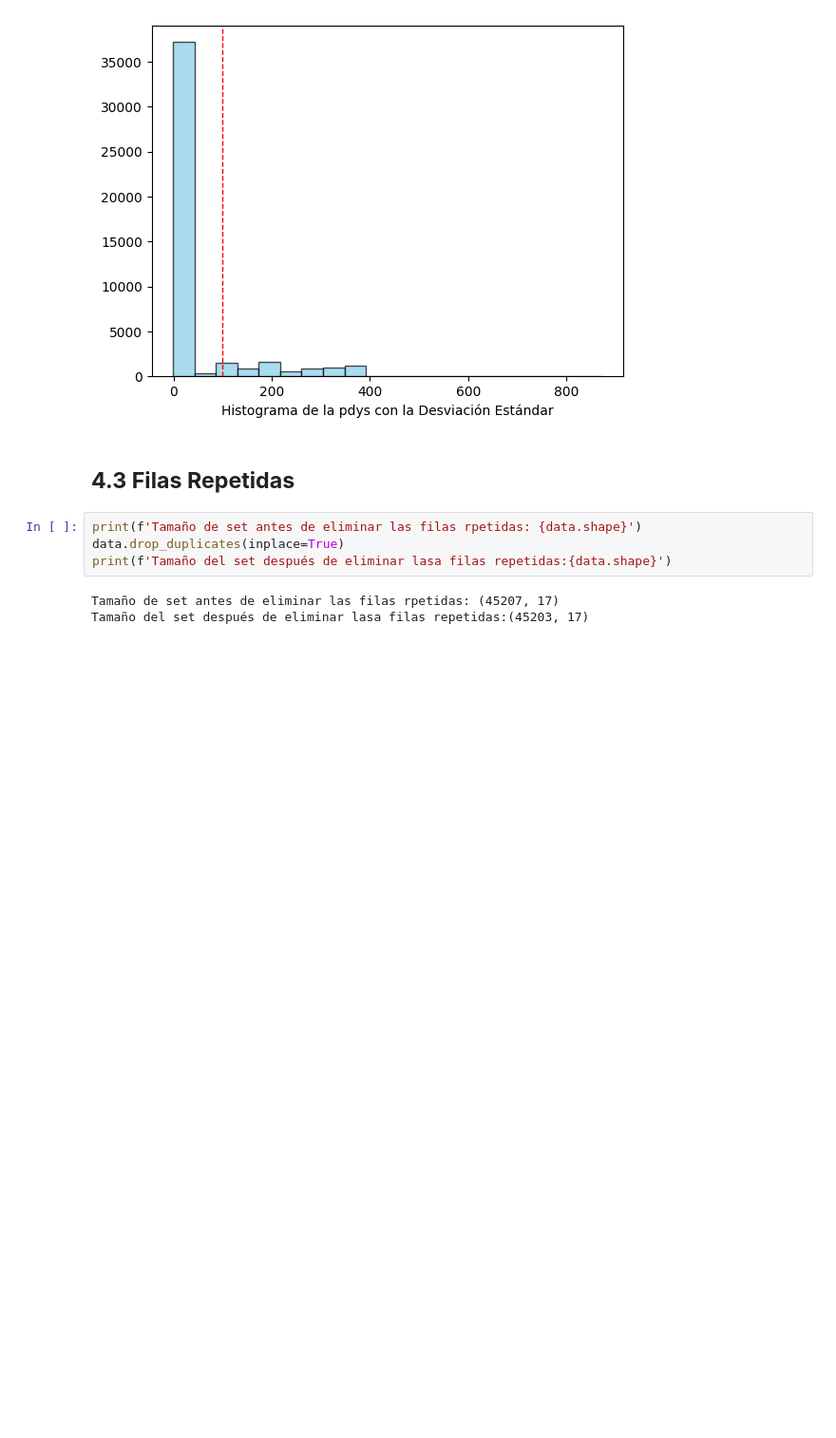
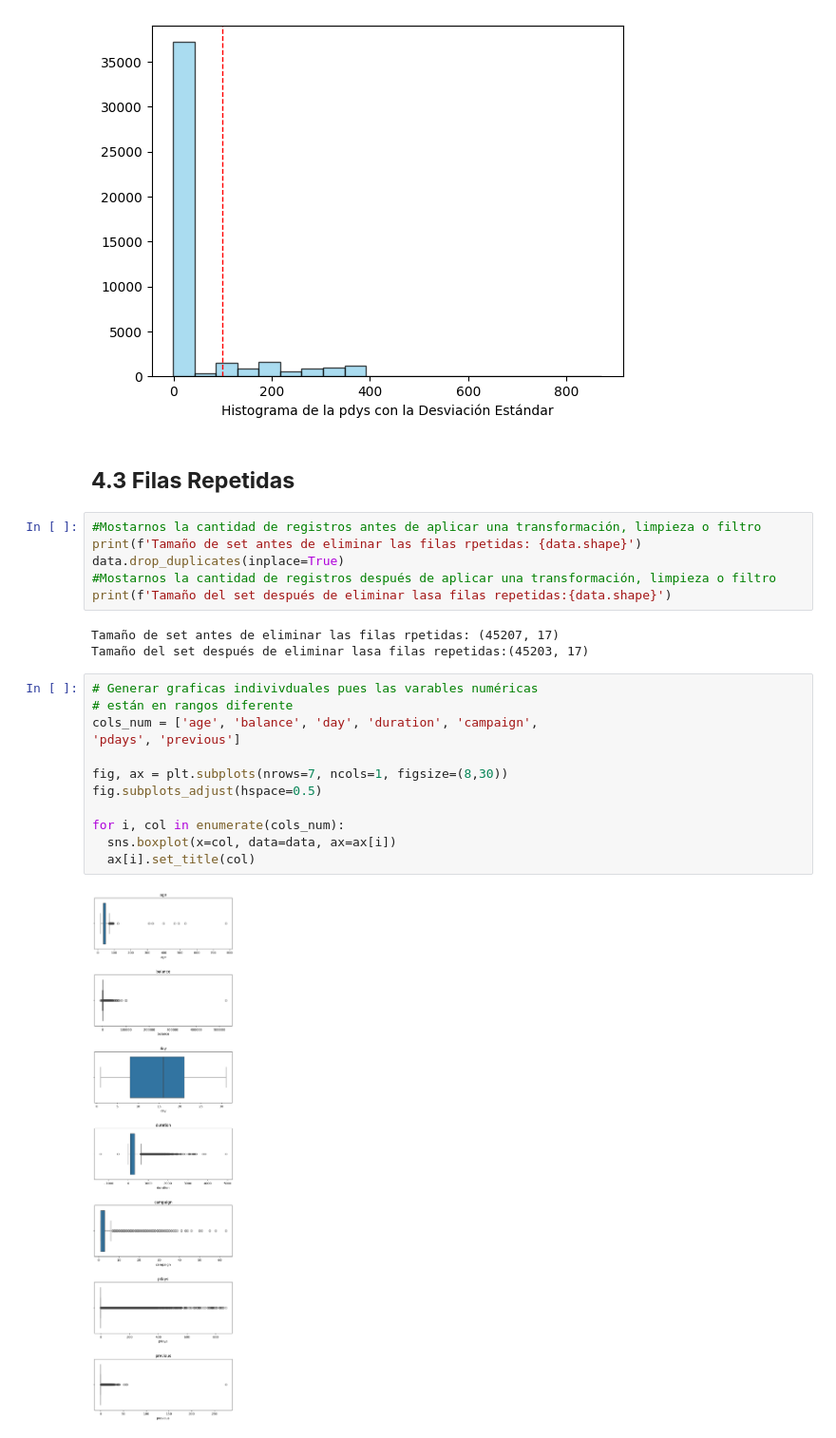
Before and after one commit to Eli0103/TalentoTech, a Jupyter notebook: DataCleaning.ipynb, the cells around one changed output. Shown at 95% size. Saved outputs shown, nothing was run; the diff lists cells and outputs as text; blank space fills up the shorter version.

```diff
--- a/DataCleaning.ipynb
+++ b/DataCleaning.ipynb
@@ -240,9 +240,25 @@ plt.show()
 # %% [markdown]
 ## **4.3 Filas Repetidas**
 # %%
+#Mostarnos la cantidad de registros antes de aplicar una transformación, limpieza o filtro
 print(f'Tamaño de set antes de eliminar las filas rpetidas: {data.shape}')
 data.drop_duplicates(inplace=True)
+#Mostarnos la cantidad de registros después de aplicar una transformación, limpieza o filtro
 print(f'Tamaño del set después de eliminar lasa filas repetidas:{data.shape}')
 # %% [output]
 Tamaño de set antes de eliminar las filas rpetidas: (45207, 17)
 Tamaño del set después de eliminar lasa filas repetidas:(45203, 17)
+# %%
+# Generar graficas indivivduales pues las varables numéricas
+# están en rangos diferente
+cols_num = ['age', 'balance', 'day', 'duration', 'campaign',
+'pdays', 'previous']
+
+fig, ax = plt.subplots(nrows=7, ncols=1, figsize=(8,30))
+fig.subplots_adjust(hspace=0.5)
+
+for i, col in enumerate(cols_num):
+  sns.boxplot(x=col, data=data, ax=ax[i])
+  ax[i].set_title(col)
+# %% [output]
+[figure, added]
```
Also changed, not shown: parts of 2 cells of this notebook.
